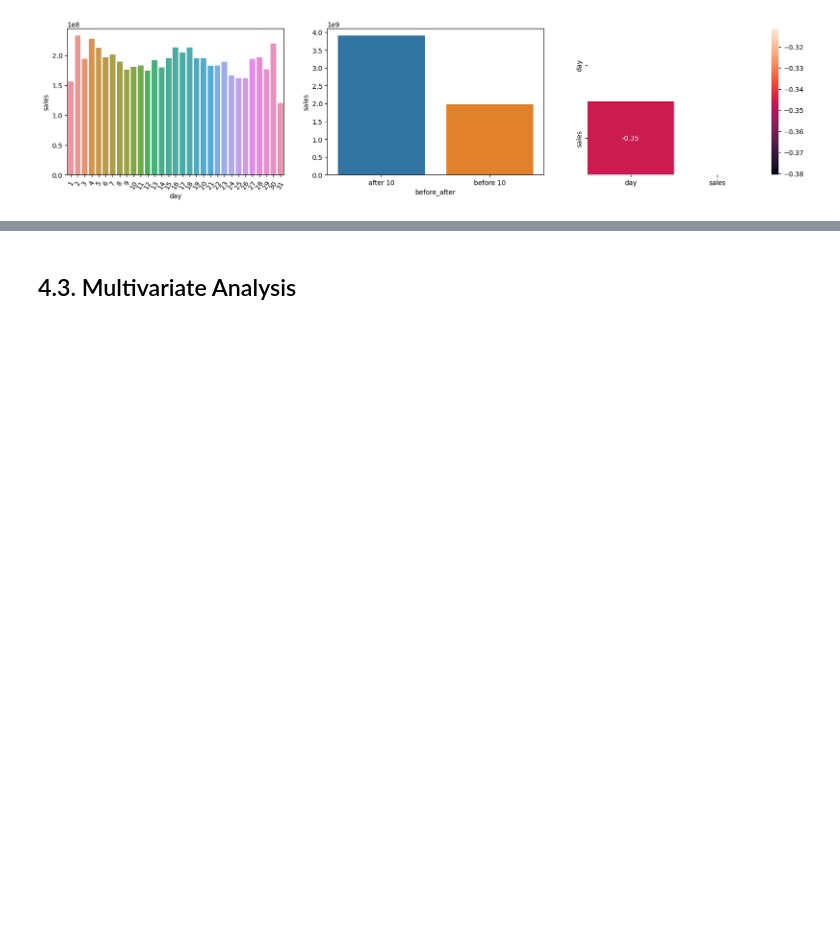
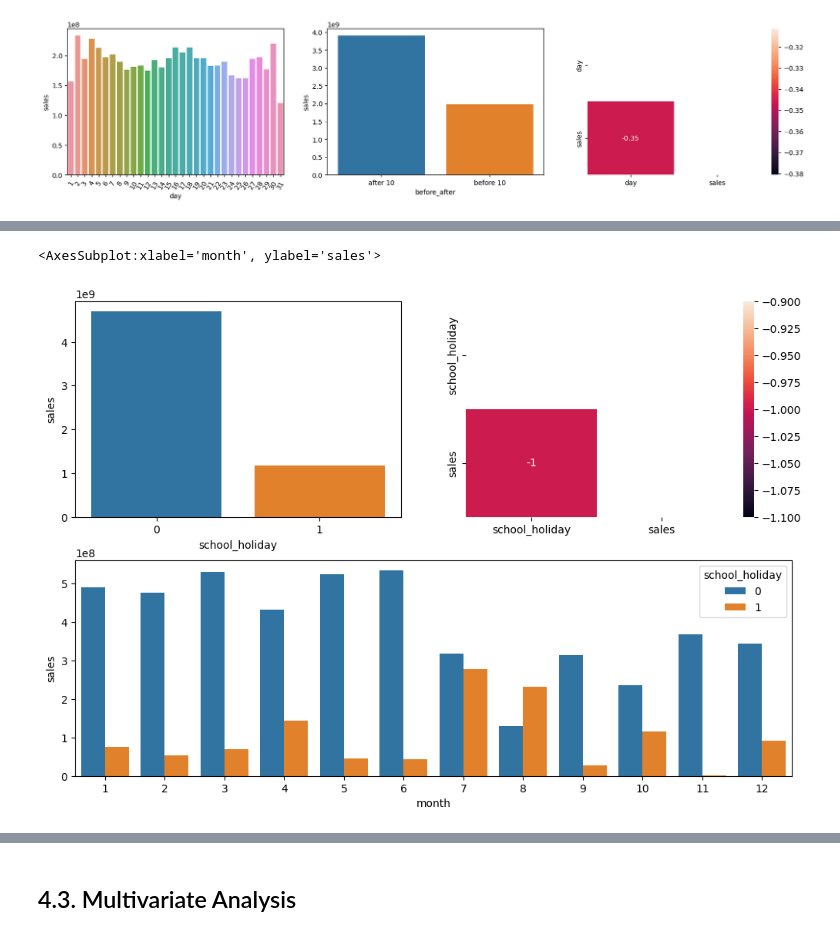
Before and after one commit to lucasquemelli/Rossman_Store_Sales, a Jupyter notebook: rossmann_store_sales.ipynb, the cells around one changed output, grey strips where cells are left out. Saved outputs shown, nothing was run; the diff lists cells and outputs as text; code cells hidden in the pictures; blank space fills up the shorter version.

```diff
--- a/rossmann_store_sales.ipynb
+++ b/rossmann_store_sales.ipynb
@@ -1328,0 +1356,23 @@ sns.heatmap(aux1.corr(method="pearson"), mask = mask, annot=True);
+# %%
+aux1 = df4[["school_holiday", "sales"]].groupby("school_holiday").sum().reset_index()
+
+grid = gridspec.GridSpec(2, 2)
+
+plt.figure(figsize = (12,8))
+
+plt.subplot(grid[0,0])
+sns.barplot(x="school_holiday", y="sales", data=aux1)
+
+mask = np.zeros_like(aux1.corr(method="pearson"), dtype=bool)
+mask[np.triu_indices_from(mask)] = True
+
+plt.subplot(grid[0,1])
+sns.heatmap(aux1.corr(method="pearson"), mask = mask, annot=True);
+
+aux2 = df4[["month", "school_holiday", "sales"]].groupby(["month", "school_holiday"]).sum().reset_index()
+
+plt.subplot(grid[1,:])
+sns.barplot(x="month", y="sales", hue="school_holiday", data=aux2)
+# %% [output]
+<AxesSubplot:xlabel='month', ylabel='sales'>
+[figure, added]
```
Also changed, not shown: parts of 11 cells of this notebook.
